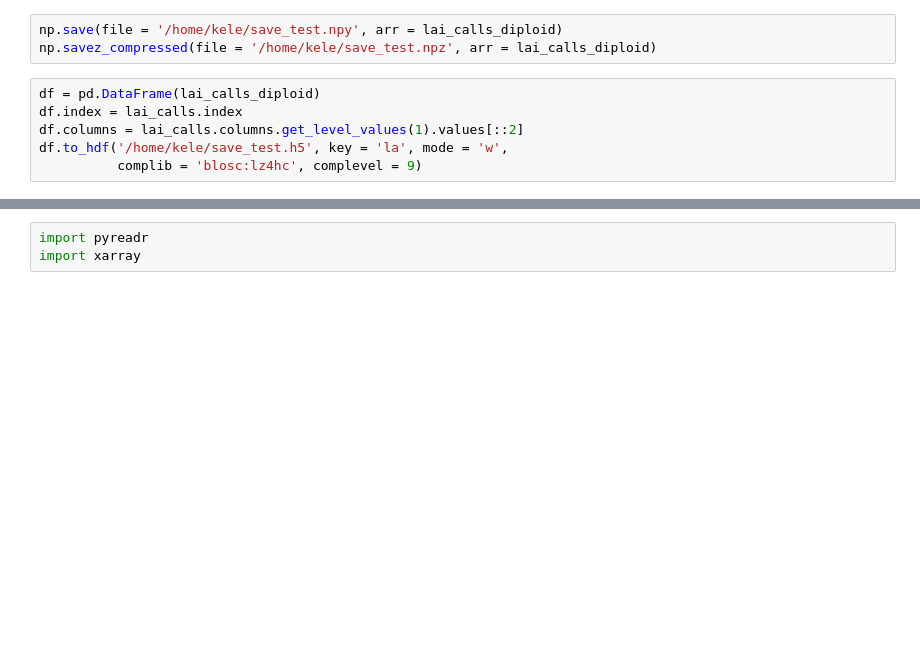
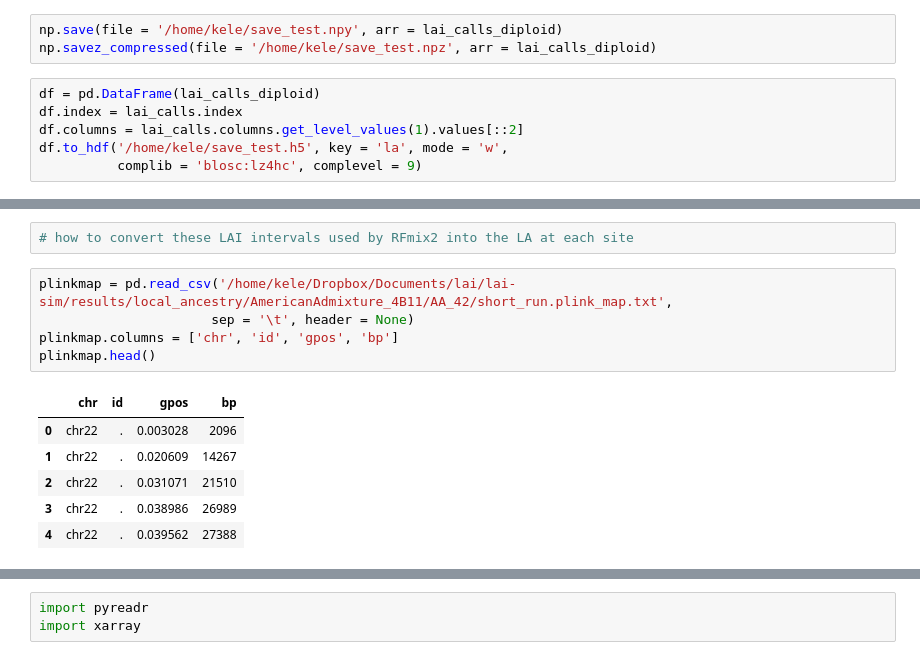
Before and after one commit to rwaples/lai-sim, a Jupyter notebook: workflow/notebooks/scratch.ipynb, the cells around one changed output, grey strips where cells are left out. Cells and saved outputs as stored; diff of their text form; blank space fills up the shorter version.

```diff
--- a/workflow/notebooks/scratch.ipynb
+++ b/workflow/notebooks/scratch.ipynb
@@ -61,0 +68,14 @@ df.to_hdf('/home/kele/save_test.h5', key = 'la', mode = 'w',
+# %%
+# how to convert these LAI intervals used by RFmix2 into the LA at each site
+# %%
+plinkmap = pd.read_csv('/home/kele/Dropbox/Documents/lai/lai-sim/results/local_ancestry/AmericanAdmixture_4B11/AA_42/short_run.plink_map.txt',
+                      sep = '\t', header = None)
+plinkmap.columns = ['chr', 'id', 'gpos', 'bp']
+plinkmap.head()
+# %% [output]
+|  | chr | id | gpos | bp |
+| 0 | chr22 | . | 0.003028 | 2096 |
+| 1 | chr22 | . | 0.020609 | 14267 |
+| 2 | chr22 | . | 0.031071 | 21510 |
+| 3 | chr22 | . | 0.038986 | 26989 |
+| 4 | chr22 | . | 0.039562 | 27388 |
```
Also changed, not shown: parts of 15 cells of this notebook, 4 other files.
